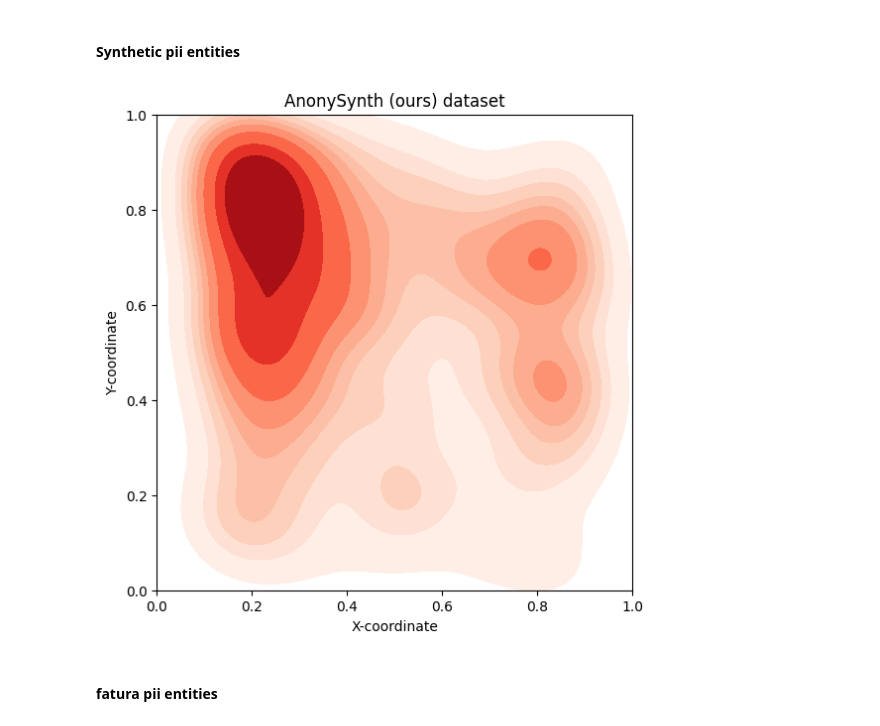
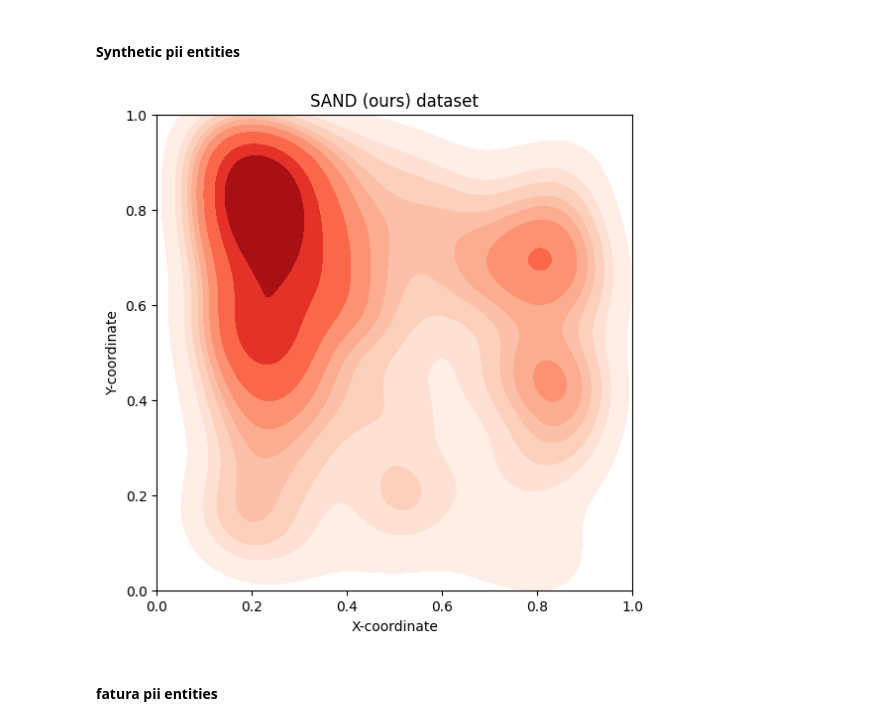
Before and after one commit to AleksandraSorokovikova/document-anonymization, a Jupyter notebook: measure_datasets.ipynb, the cells around one changed output. Drawn from its saved outputs; the diff is of its cells as text; code cells hidden in the pictures.

Commit message:
Changed dataset name

```diff
--- a/measure_datasets.ipynb
+++ b/measure_datasets.ipynb
@@ -64,9 +64,9 @@ plot_heatmap_all(benchmark_pii_bboxes, "FUNSD (benchmark dataset)")
 # %% [markdown]
 #### Synthetic pii entities
 # %%
-plot_heatmap_all(synth_pii_bboxes, "AnonySynth (ours) dataset")
+plot_heatmap_all(synth_pii_bboxes, "SAND (ours) dataset")
 # %% [output]
-[figure, old version]
+[figure, new version]
 # %% [markdown]
 #### fatura pii entities
 # %%
```
Also changed, not shown: 1 other file.
